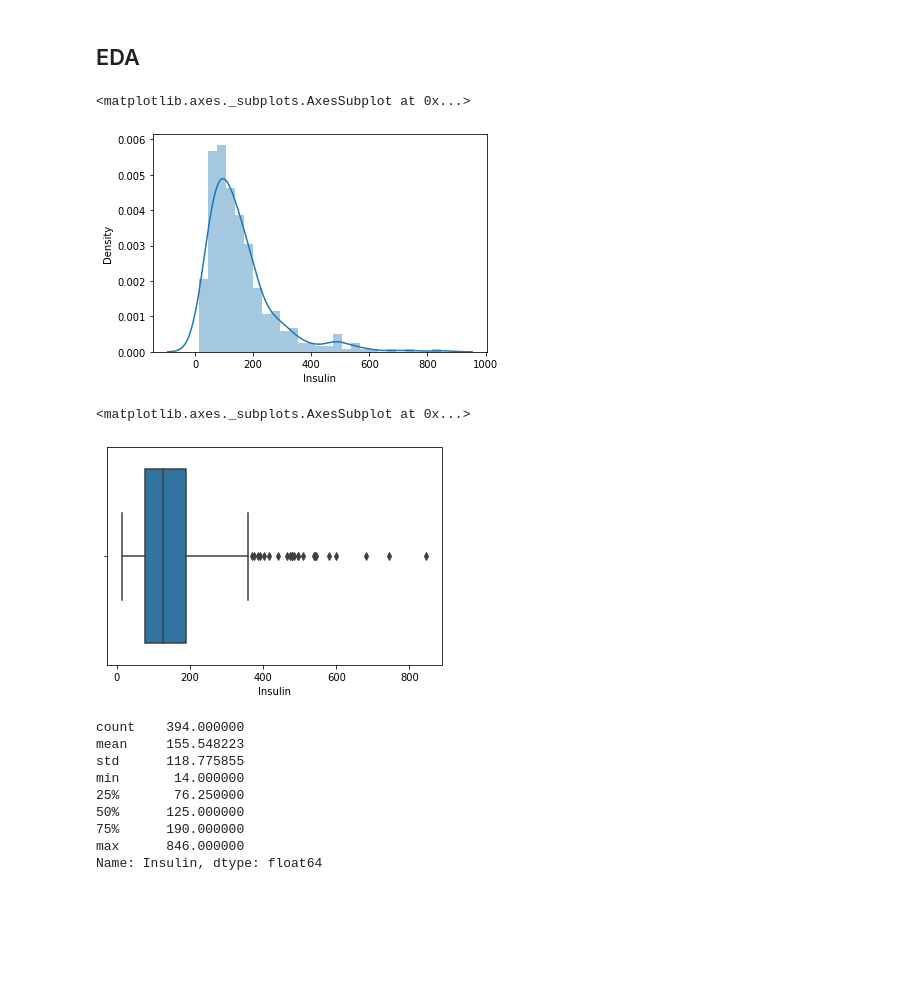
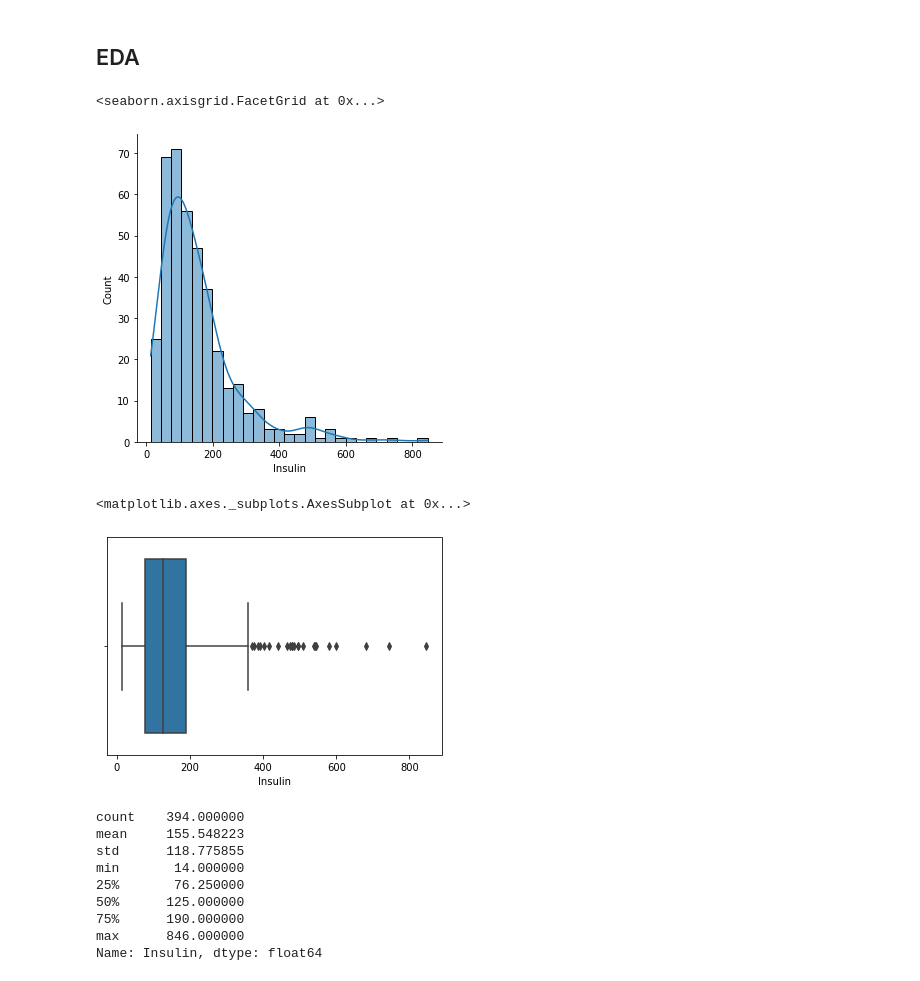
Before and after one commit to corazzon/boostcourse-ds-511, a Jupyter notebook: pima-regression-baseline-01.ipynb, the cells around one changed output. Cells and saved outputs as stored; diff of their text form; code cells hidden in the pictures; blank space fills up the shorter version.

```diff
--- a/pima-regression-baseline-01.ipynb
+++ b/pima-regression-baseline-01.ipynb
@@ -72,16 +72,17 @@ test.shape
 (374, 9)
 # %% [markdown]
 ## EDA
+# %%
+# sns.distplot(train["Insulin"])
+sns.displot(data=train, x="Insulin", kde=True)
+# %% [output]
+<seaborn.axisgrid.FacetGrid at 0x...>
+[figure, added]
 # %%
-sns.distplot(train["Insulin"])
+sns.boxplot(data=train, x="Insulin")
 # %% [output]
 <matplotlib.axes._subplots.AxesSubplot at 0x...>
-[figure, old version]
+[figure, new version]
-# %%
-sns.boxplot(train["Insulin"])
-# %% [output]
-<matplotlib.axes._subplots.AxesSubplot at 0x...>
-[figure, removed]
 # %%
 desc = train["Insulin"].describe()
 desc
```
Also changed, not shown: parts of 4 cells of this notebook.
